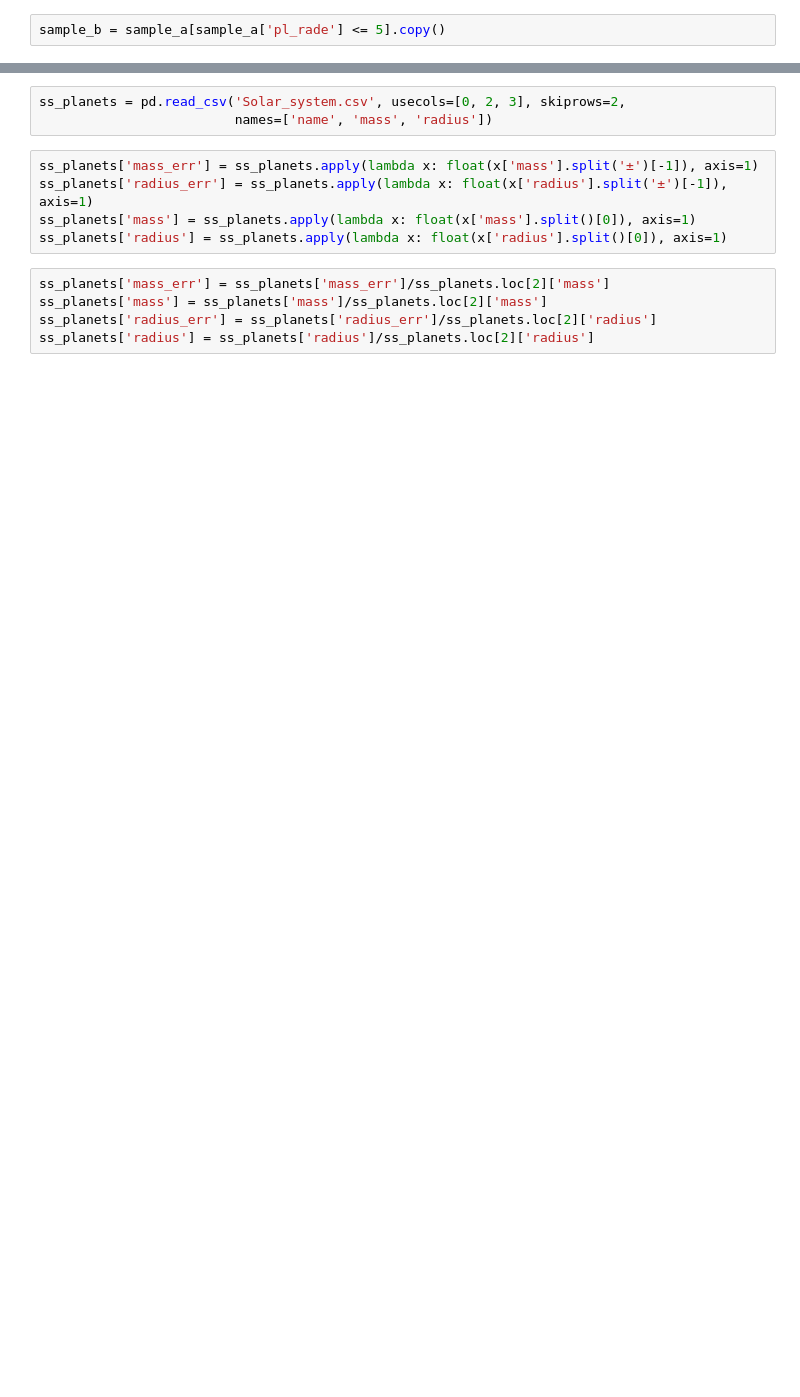
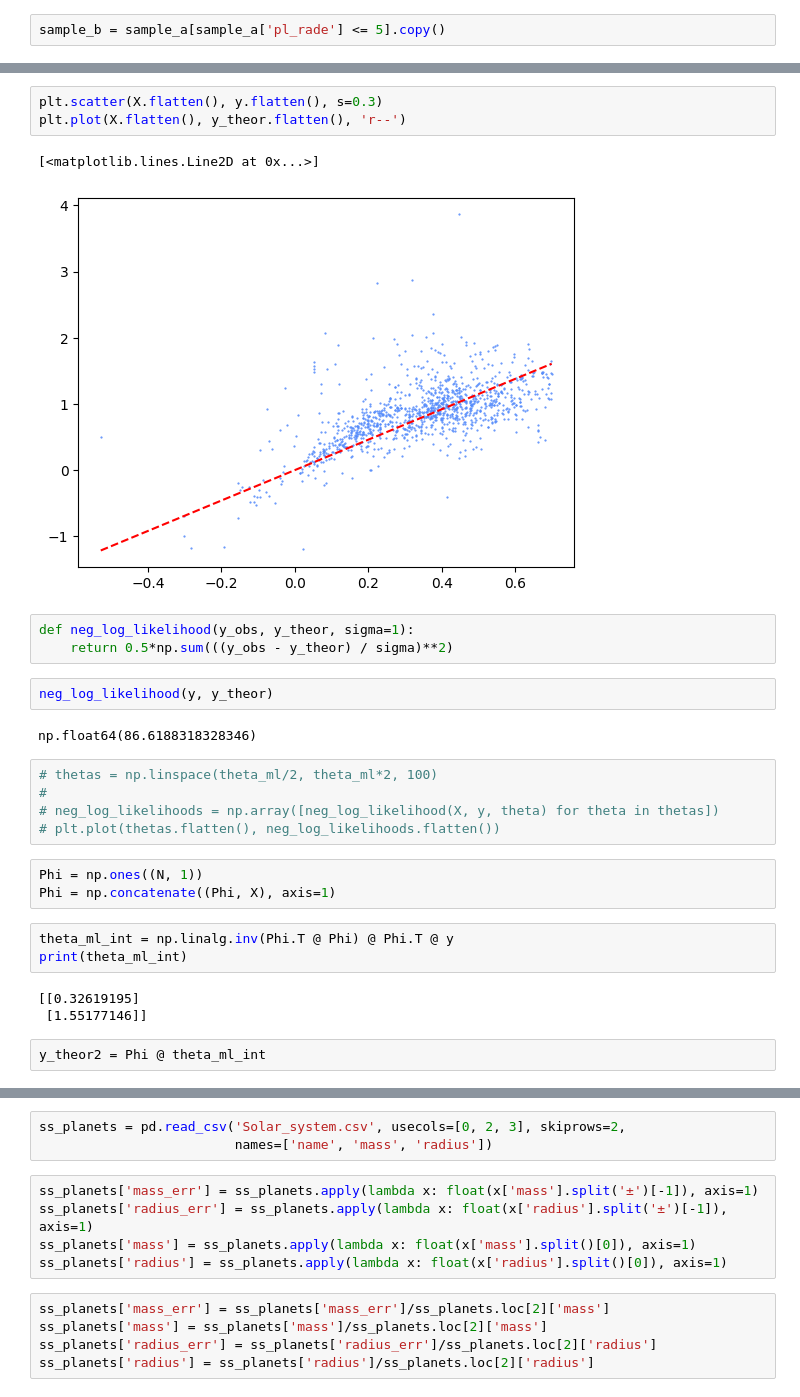
Before and after one commit to CosmicHitchhiker/ds_astro_2026s, a Jupyter notebook: ex4/ex4.ipynb, the cells around one changed output, grey strips where cells are left out. Cells and saved outputs as stored; diff of their text form; blank space fills up the shorter version.

```diff
--- a/ex4/ex4.ipynb
+++ b/ex4/ex4.ipynb
@@ -25,0 +65,29 @@ sample_b = sample_a[sample_a['pl_rade'] <= 5].copy()
+# %%
+plt.scatter(X.flatten(), y.flatten(), s=0.3)
+plt.plot(X.flatten(), y_theor.flatten(), 'r--')
+# %% [output]
+[<matplotlib.lines.Line2D at 0x...>]
+[figure, added]
+# %%
+def neg_log_likelihood(y_obs, y_theor, sigma=1):
+    return 0.5*np.sum(((y_obs - y_theor) / sigma)**2)
+# %%
+neg_log_likelihood(y, y_theor)
+# %% [output]
+np.float64(86.6188318328346)
+# %%
+# thetas = np.linspace(theta_ml/2, theta_ml*2, 100)
+#
+# neg_log_likelihoods = np.array([neg_log_likelihood(X, y, theta) for theta in thetas])
+# plt.plot(thetas.flatten(), neg_log_likelihoods.flatten())
+# %%
+Phi = np.ones((N, 1))
+Phi = np.concatenate((Phi, X), axis=1)
+# %%
+theta_ml_int = np.linalg.inv(Phi.T @ Phi) @ Phi.T @ y
+print(theta_ml_int)
+# %% [output]
+[[0.32619195]
+ [1.55177146]]
+# %%
+y_theor2 = Phi @ theta_ml_int
```
Also changed, not shown: parts of 40 cells of this notebook.
